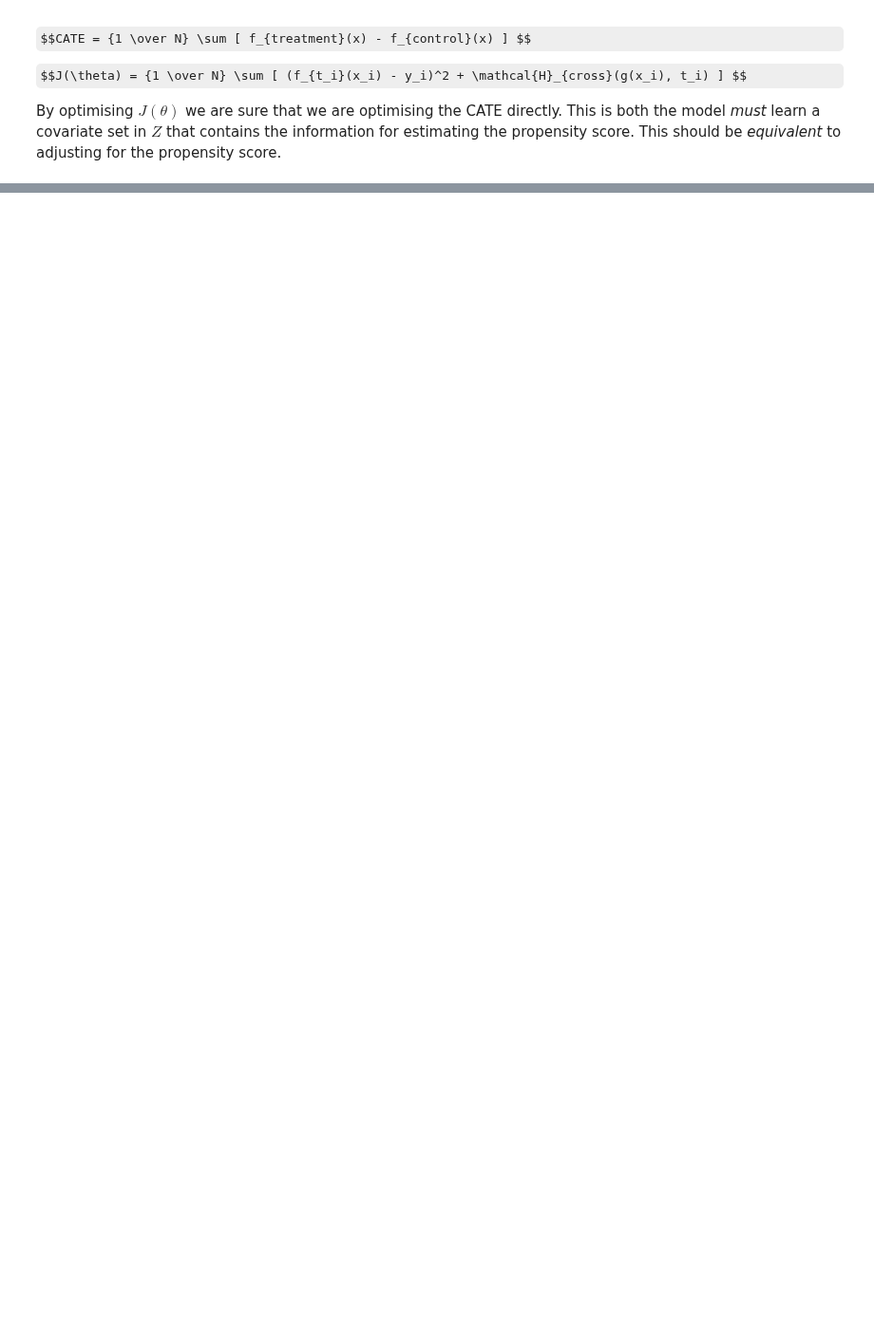
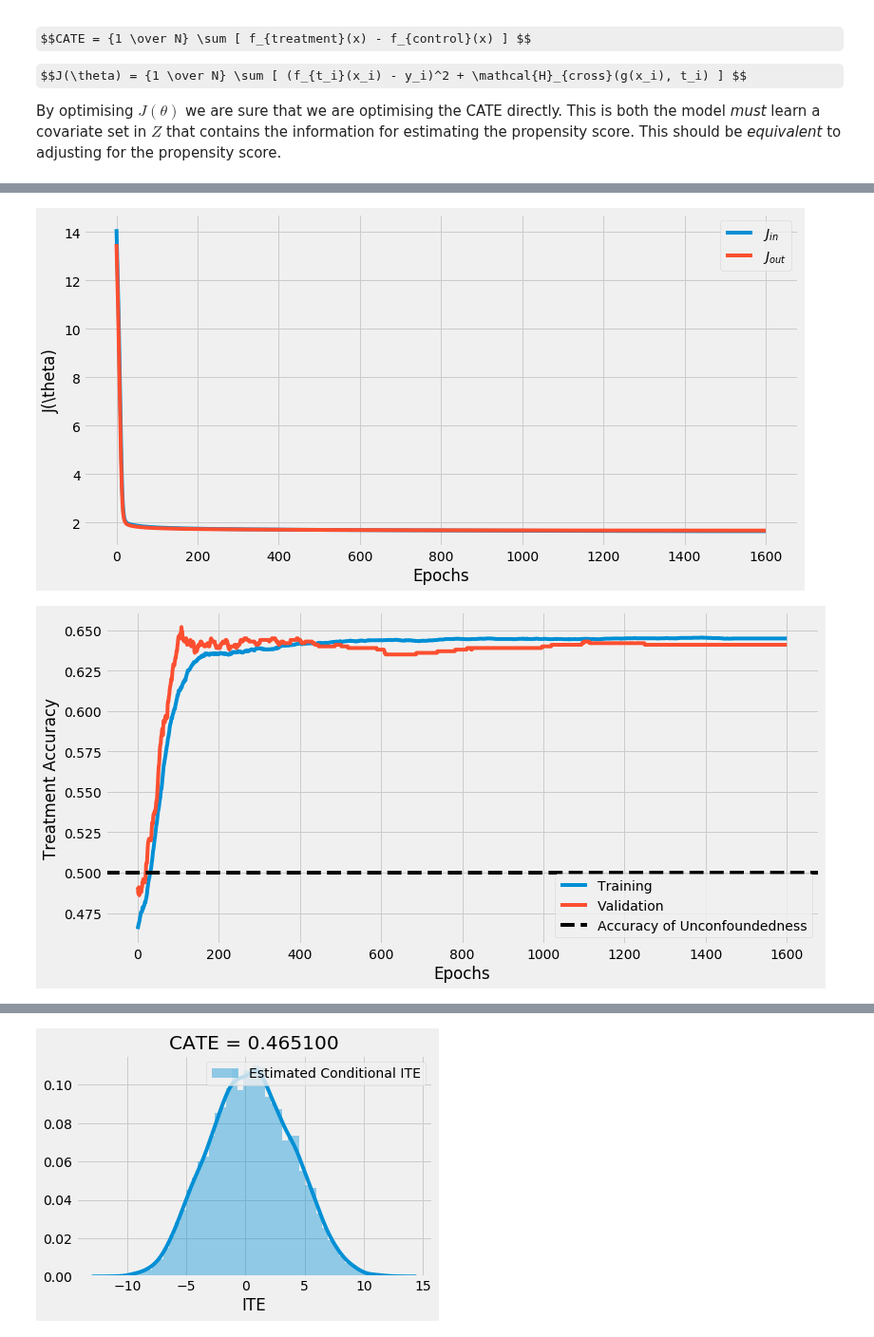
Before and after one commit to arose13/Notebooks, a Jupyter notebook: Causal Neural Networks - Conditional Average Treatment Effect (CATE).ipynb, the cells around one changed output, grey strips where cells are left out. Shown at 95% size. Cells and saved outputs as stored; diff of their text form; code cells hidden in the pictures; some formulas as TeX source; blank space fills up the shorter version.

```diff
--- a/Causal Neural Networks - Conditional Average Treatment Effect (CATE).ipynb
+++ b/Causal Neural Networks - Conditional Average Treatment Effect (CATE).ipynb
@@ -200,0 +476,13 @@ graph.show()
+# %%
+cmodel.plot_performance()
+
+cmodel.plot_cate()
+
+graph.title(f'CATE = {cmodel.compute_cate(x):2f}')
+sns.distplot(cmodel.treatment_model.predict(x), label='Estimated Conditional ITE')
+graph.xlabel('ITE')
+graph.legend()
+graph.show()
+# %% [output]
+[figure, added]
+[figure, added]
@@ -200,0 +491 @@ graph.show()
+[figure, added]
```
Also changed, not shown: parts of 11 cells of this notebook.
